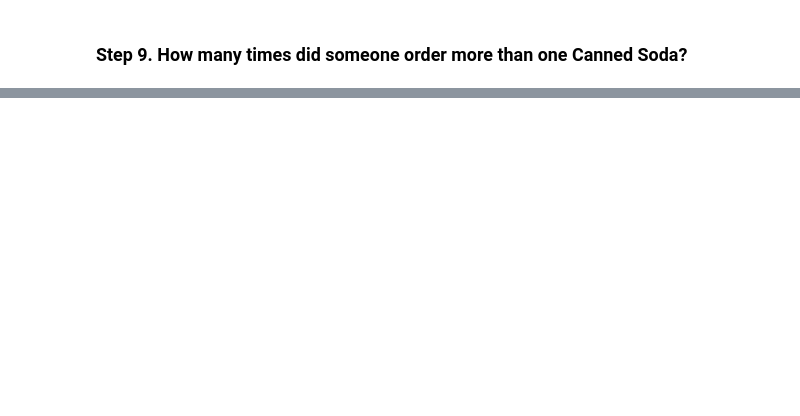
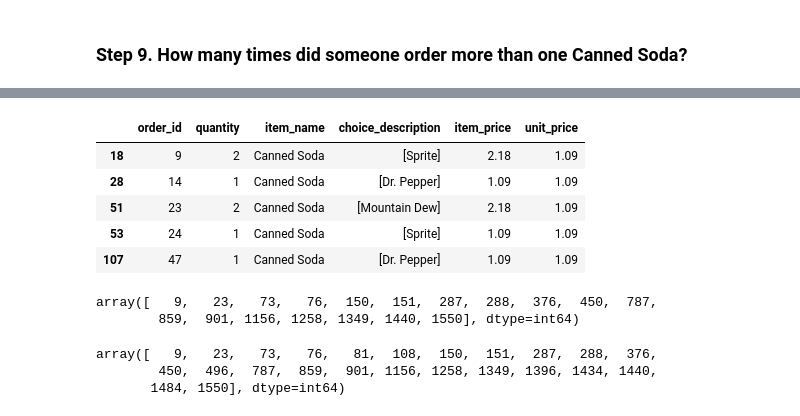
Before and after one commit to MNievas12/ds_thebridge_6_22, a Jupyter notebook: 2-Data_Analysis/2-Pandas/Práctica/2-Chipotle/Chipotle.ipynb, the cells around one changed output, grey strips where cells are left out. Cells and saved outputs as stored; diff of their text form; code cells hidden in the pictures; blank space fills up the shorter version.

```diff
--- a/2-Data_Analysis/2-Pandas/Práctica/2-Chipotle/Chipotle.ipynb
+++ b/2-Data_Analysis/2-Pandas/Práctica/2-Chipotle/Chipotle.ipynb
@@ -166,0 +285,20 @@ chipo[['item_name','unit_price']]
+# %%
+chipo[(chipo['item_name'] == "Canned Soda")].head()
+# %% [output]
+|  | order_id | quantity | item_name | choice_description | item_price | unit_price |
+| 18 | 9 | 2 | Canned Soda | [Sprite] | 2.18 | 1.09 |
+| 28 | 14 | 1 | Canned Soda | [Dr. Pepper] | 1.09 | 1.09 |
+| 51 | 23 | 2 | Canned Soda | [Mountain Dew] | 2.18 | 1.09 |
+| 53 | 24 | 1 | Canned Soda | [Sprite] | 1.09 | 1.09 |
+| 107 | 47 | 1 | Canned Soda | [Dr. Pepper] | 1.09 | 1.09 |
+# %%
+chipo[(chipo['item_name'] == "Canned Soda") & (chipo['quantity'] > 1)]['order_id'].unique()
+# %% [output]
+array([   9,   23,   73,   76,  150,  151,  287,  288,  376,  450,  787,
+        859,  901, 1156, 1258, 1349, 1440, 1550], dtype=int64)
+# %%
+df_cs[df_cs['quantity'] > 1]['order_id'].unique()
+# %% [output]
+array([   9,   23,   73,   76,   81,  108,  150,  151,  287,  288,  376,
+        450,  496,  787,  859,  901, 1156, 1258, 1349, 1396, 1434, 1440,
+       1484, 1550], dtype=int64)
```
Also changed, not shown: parts of 13 cells of this notebook.
